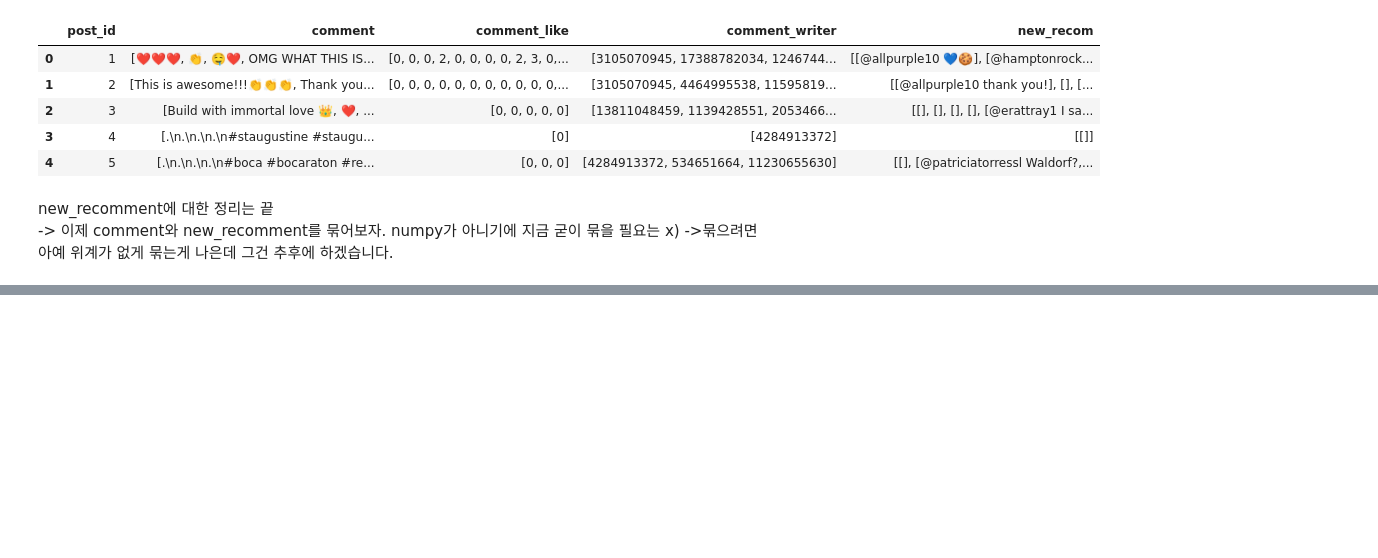
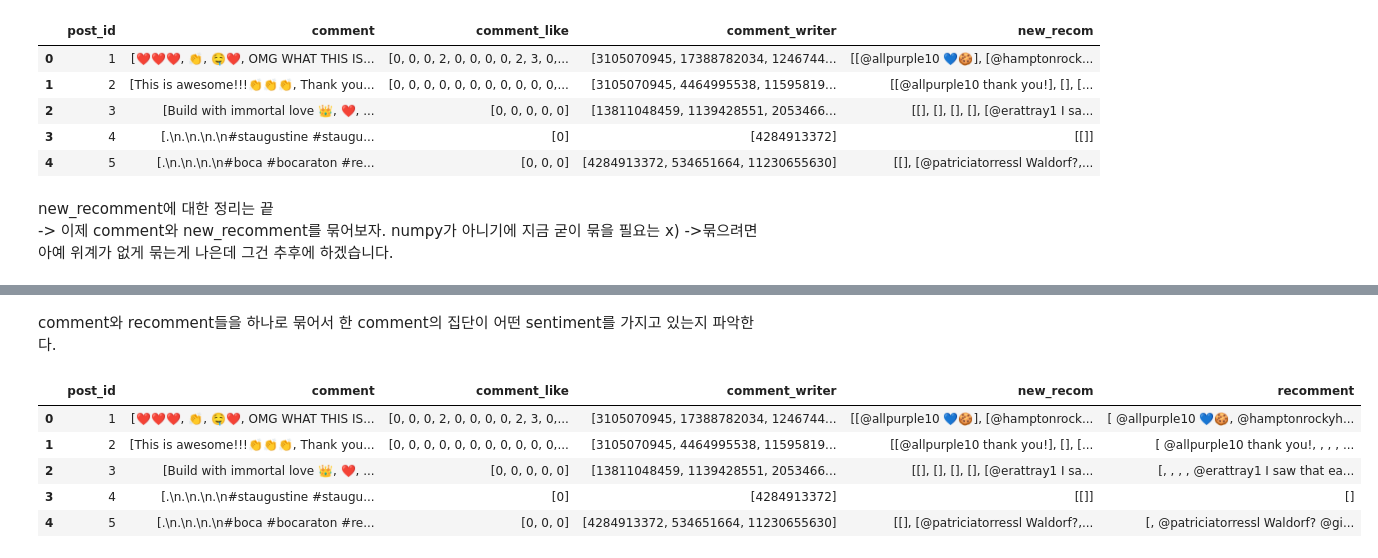
Before and after one commit to sunkeunjo/research, a Jupyter notebook: 창시구/data_preprocessing[04-30].ipynb, the cells around one changed output, grey strips where cells are left out. Saved outputs shown, nothing was run; the diff lists cells and outputs as text; code cells hidden in the pictures; blank space fills up the shorter version.

```diff
--- a/창시구/data_preprocessing[04-30].ipynb
+++ b/창시구/data_preprocessing[04-30].ipynb
@@ -87,0 +117,25 @@ new_recomment에 대한 정리는 끝
+# %%
+# comment에 대한 tokenize
+def cleaned_text(text):
+    # 누구를 tag한 태그 표시는 지우기
+    #전의 text
+    prev_text=text
+    while True:
+        text=re.sub("@[\d\w]+","",text)
+
+        if prev_text!=text:
+            prev_text=text
+        else:
+            break
+
+    return text
+
+def text_tokenize(text):
+    return [word_tokenize(cleaned_text(sentence)) for sentence in text]
+
+for hotel in (hilton,hyatt,holiday,wyndham):
+    hotel["comment_token"]=hotel["comment"].apply(lambda x: text_tokenize(x))
+
+hilton.head()
+
+# comment에 대한 토큰화 작업 끝
@@ -87,0 +149,23 @@ new_recomment에 대한 정리는 끝
+# %% [markdown]
+comment와 recomment들을 하나로 묶어서 한 comment의 집단이 어떤 sentiment를 가지고 있는지 파악한다.
+# %%
+# recomment를 회전시키는 함수
+def recom_to_sentence(_list):
+    sentence_lst=[]
+    for i in _list:
+        sentence=""
+        for rec in i:
+            sentence= sentence+" "+rec
+        sentence_lst.append(sentence)
+    return sentence_lst
+for hotel in (hilton,hyatt,holiday,wyndham):
+    hotel["recomment"]=hotel["new_recom"].apply(lambda x: recom_to_sentence(x))
+
+hilton.head()
+# %% [output]
+|  | post_id | comment | comment_like | comment_writer | new_recom | recomment |
+| 0 | 1 | [❤️❤️❤️, 👏, 🤤❤️, OMG WHAT THIS IS... | [0, 0, 0, 2, 0, 0, 0, 0, 2, 3, 0,... | [3105070945, 17388782034, 1246744... | [[@allpurple10 💙🍪], [@hamptonrock... | [ @allpurple10 💙🍪, @hamptonrockyh... |
+| 1 | 2 | [This is awesome!!!👏👏👏, Thank you... | [0, 0, 0, 0, 0, 0, 0, 0, 0, 0, 0,... | [3105070945, 4464995538, 11595819... | [[@allpurple10 thank you!], [], [... | [ @allpurple10 thank you!, , , , ... |
+| 2 | 3 | [Build with immortal love 👑, ❤️, ... | [0, 0, 0, 0, 0] | [13811048459, 1139428551, 2053466... | [[], [], [], [], [@erattray1 I sa... | [, , , , @erattray1 I saw that ea... |
+| 3 | 4 | [.\n.\n.\n.\n#staugustine #staugu... | [0] | [4284913372] | [[]] | [] |
+| 4 | 5 | [.\n.\n.\n.\n#boca #bocaraton #re... | [0, 0, 0] | [4284913372, 534651664, 11230655630] | [[], [@patriciatorressl Waldorf?,... | [, @patriciatorressl Waldorf? @gi... |
```
Also changed, not shown: parts of 11 cells of this notebook.
